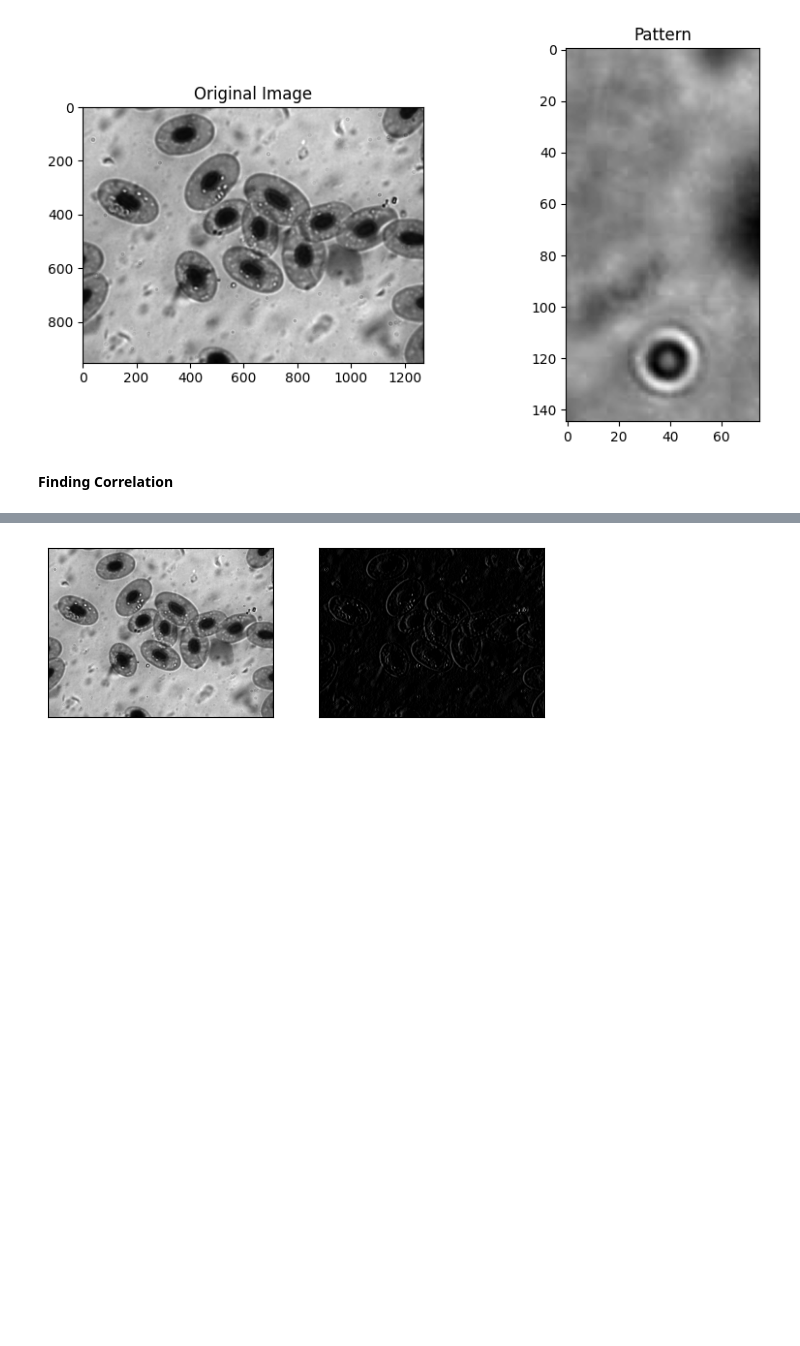
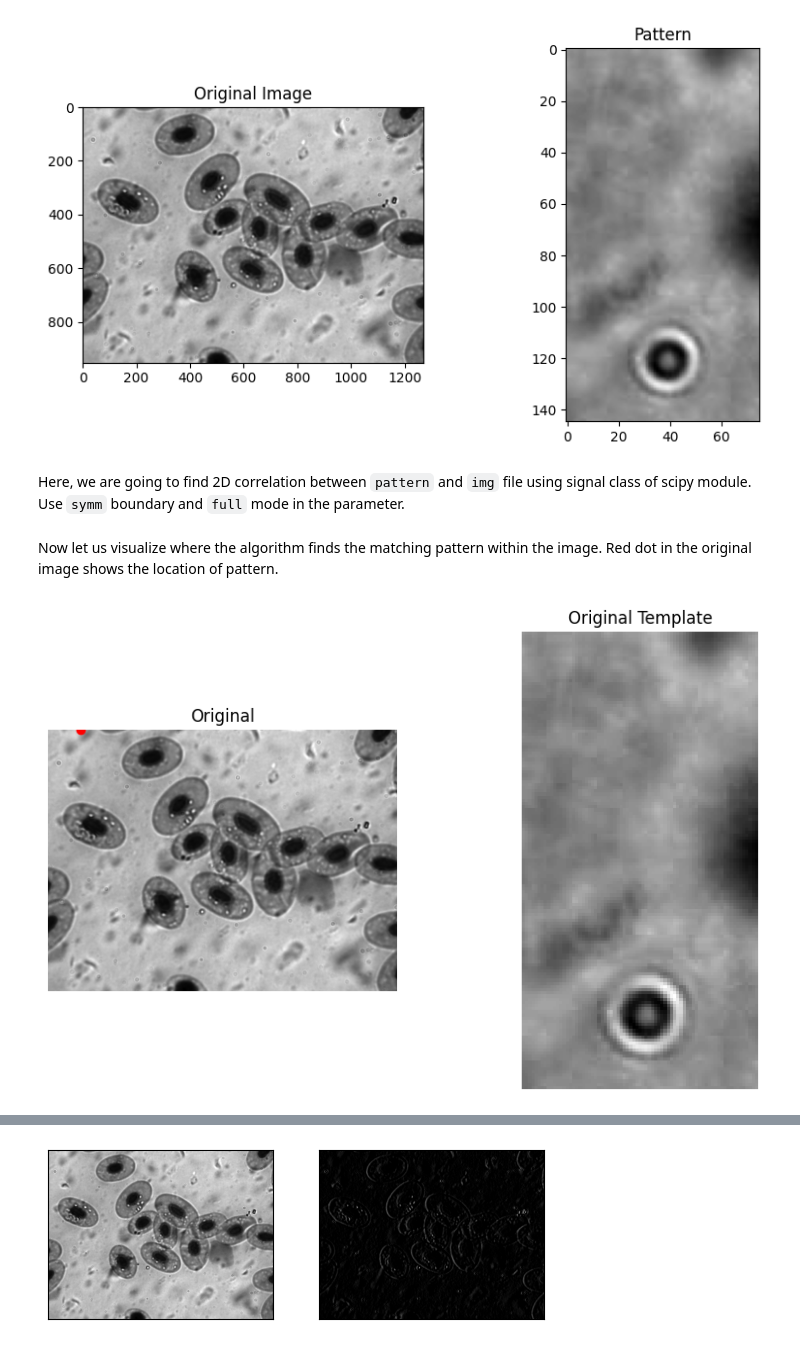
Before and after one commit to Sanjitatiwari/CV, a Jupyter notebook: Denoising.ipynb, the cells around one changed output, grey strips where cells are left out. Cells and saved outputs as stored; diff of their text form; code cells hidden in the pictures; blank space fills up the shorter version.

```diff
--- a/Denoising.ipynb
+++ b/Denoising.ipynb
@@ -43,5 +62,24 @@ ax2.set_title("Pattern")
 plt.show()
 # %% [output]
 [figure]
-# %% [markdown]
-**Finding Correlation**
+# %% [markdown]
+Here, we are going to find 2D correlation between `pattern` and `img` file using signal class of scipy module. Use `symm` boundary and `full` mode in the parameter.
+# %%
+# Performing 2D correlation between the image and pattern
+corr = signal.correlate2d(img, pattern, boundary='symm', mode='full')
+# %% [markdown]
+Now let us visualize where the algorithm finds the matching pattern within the image. Red dot in the original image shows the location of pattern.
+# %%
+y, x = np.unravel_index(np.argmax(corr), corr.shape)  # find the match
+fig, (ax_orig, ax_template) = plt.subplots(1, 2, figsize=(10, 6))
+ax_orig.imshow(img, cmap='gray')
+ax_orig.set_title('Original')
+ax_orig.set_axis_off()
+ax_template.imshow(pattern, cmap='gray')
+ax_template.set_title('Original Template')
+ax_template.set_axis_off()
+
+ax_orig.plot(x, y, 'ro')
+fig.show()
+# %% [output]
+[figure, added]
```
Also changed, not shown: parts of 10 cells of this notebook.
